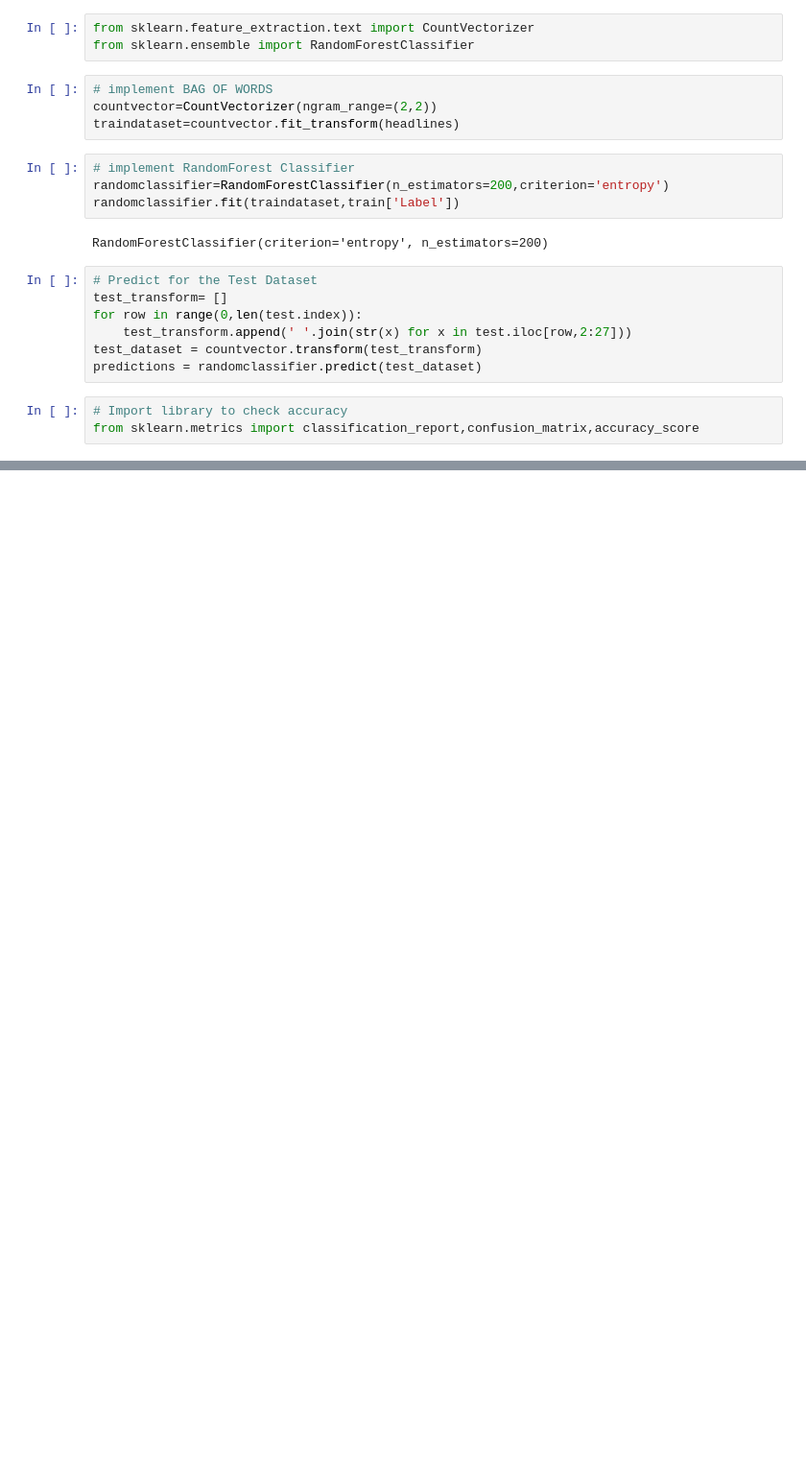
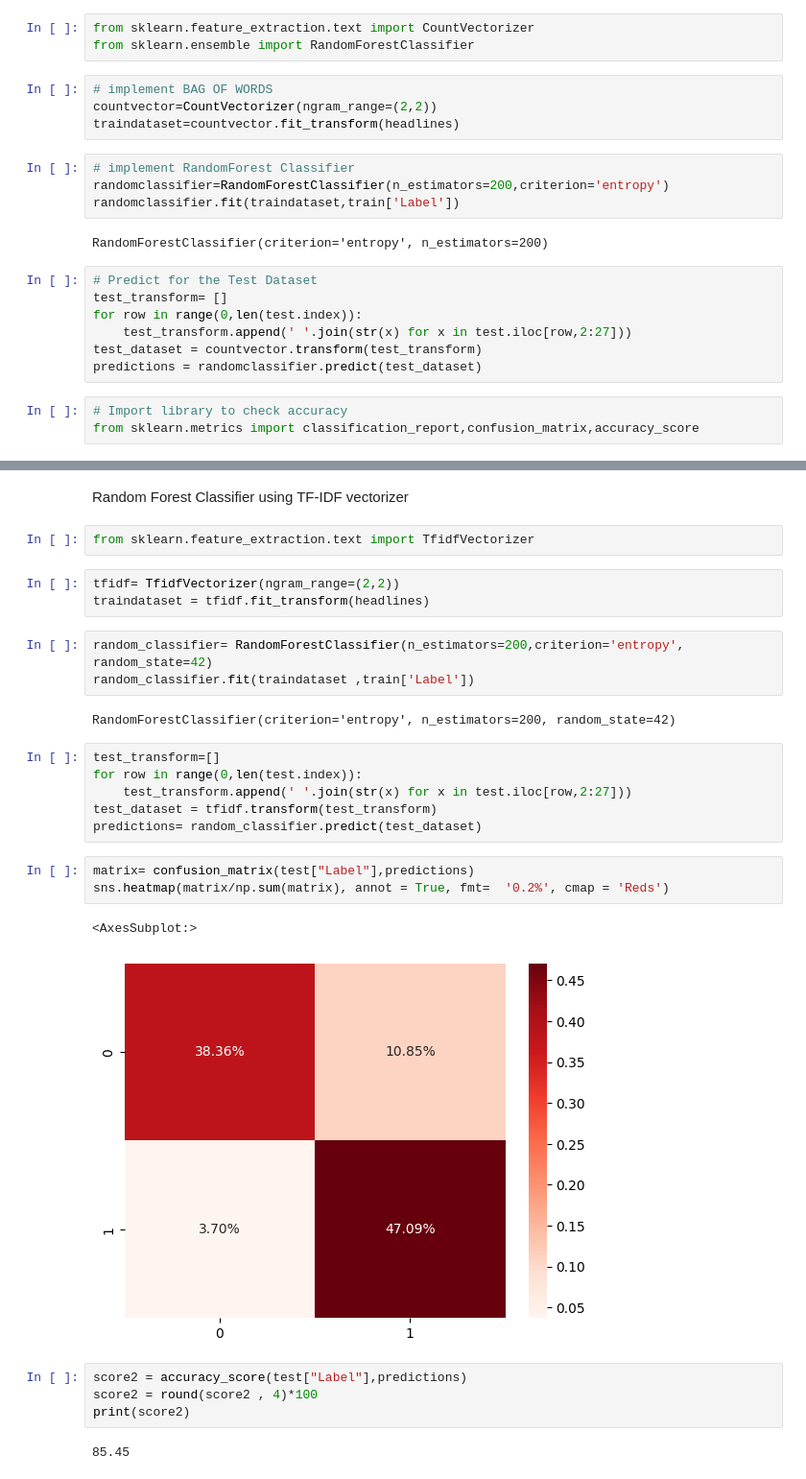
Before and after one commit to Hrishitcodethis/stock_sentiment_analysis, a Jupyter notebook: stock_sentiment_analysis.ipynb, the cells around one changed output, grey strips where cells are left out. Shown: that part at 96% size. Saved outputs shown, nothing was run; the diff lists cells and outputs as text; blank space fills up the shorter version.

```diff
--- a/stock_sentiment_analysis.ipynb
+++ b/stock_sentiment_analysis.ipynb
@@ -173,0 +257,30 @@ weighted avg       0.86      0.84      0.84       378
+# %% [markdown]
+Random Forest Classifier using TF-IDF vectorizer
+# %%
+from sklearn.feature_extraction.text import TfidfVectorizer
+# %%
+tfidf= TfidfVectorizer(ngram_range=(2,2))
+traindataset = tfidf.fit_transform(headlines)
+# %%
+random_classifier= RandomForestClassifier(n_estimators=200,criterion='entropy', random_state=42)
+random_classifier.fit(traindataset ,train['Label'])
+# %% [output]
+RandomForestClassifier(criterion='entropy', n_estimators=200, random_state=42)
+# %%
+test_transform=[]
+for row in range(0,len(test.index)):
+    test_transform.append(' '.join(str(x) for x in test.iloc[row,2:27]))
+test_dataset = tfidf.transform(test_transform)
+predictions= random_classifier.predict(test_dataset)
+# %%
+matrix= confusion_matrix(test["Label"],predictions)
+sns.heatmap(matrix/np.sum(matrix), annot = True, fmt=  '0.2%', cmap = 'Reds')
+# %% [output]
+<AxesSubplot:>
+[figure, added]
+# %%
+score2 = accuracy_score(test["Label"],predictions)
+score2 = round(score2 , 4)*100
+print(score2)
+# %% [output]
+85.45
```
Also changed, not shown: parts of 34 cells of this notebook.
